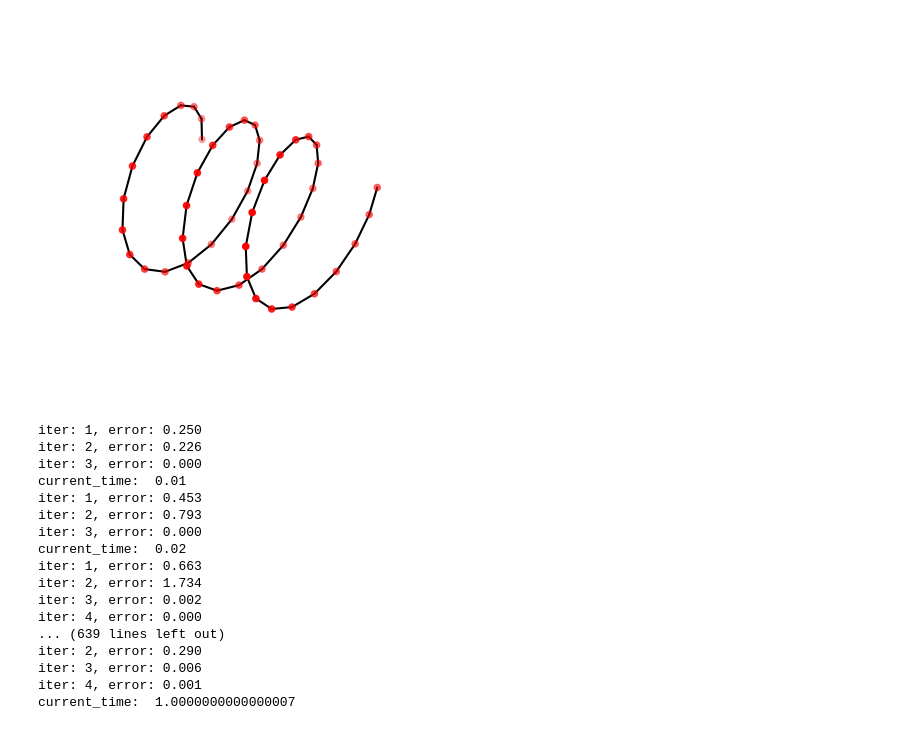
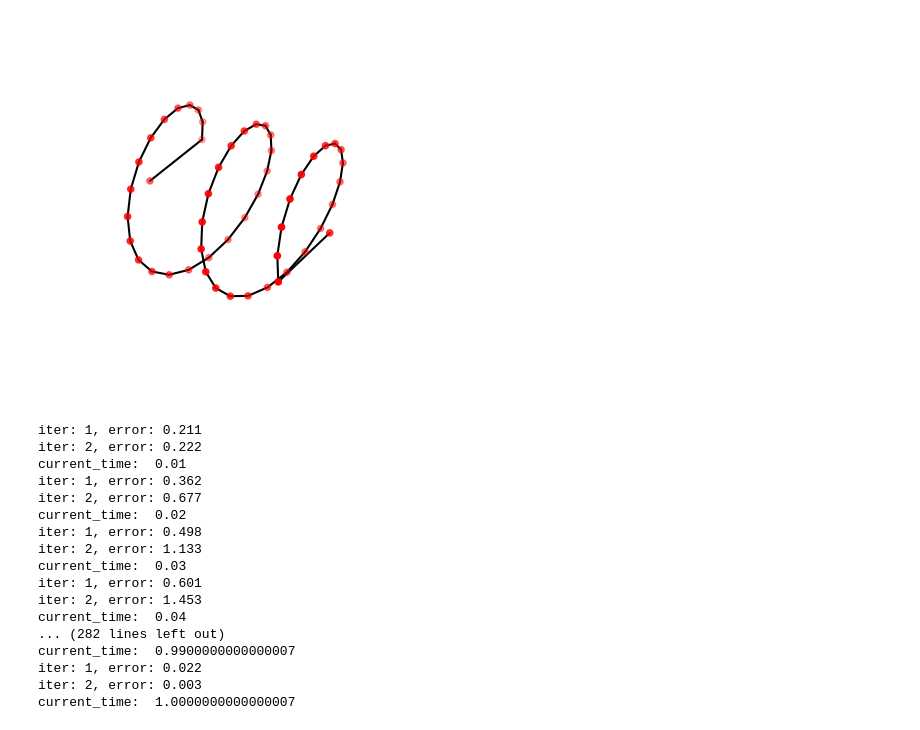
Before and after one commit to StructuresComp/dismech-python, a Jupyter notebook: experiments/slinky.ipynb, the cells around one changed output. Drawn from its saved outputs; the diff is of its cells as text; code cells hidden in the pictures.

```diff
--- a/experiments/slinky.ipynb
+++ b/experiments/slinky.ipynb
@@ -6,37 +6,37 @@ geom = dismech.GeomParams(rod_r0=5e-3,
                           shell_h=0)
 
 material = dismech.Material(density=1200,
                             youngs_rod=1e7,
                             youngs_shell=0,
                             poisson_rod=0.5,
                             poisson_shell=0)
 
 static_2d_sim = dismech.SimParams(static_sim=False,
-                                  two_d_sim=False,
+                                  two_d_sim=True,
                                   use_mid_edge=False,
                                   use_line_search=False,
                                   show_floor=False,
                                   log_data=True,
                                   log_step=1,
                                   dt=1e-2,
                                   max_iter=25,
                                   total_time=1.0,
                                   plot_step=1,
                                   tol=1e-4,
                                   ftol=1e-4,
                                   dtol=1e-2)
 
 env = dismech.Environment()
 env.add_force('gravity', g=np.array([0.0, 0.0, -9.81]))
 env.add_force('damping', eta=1)
 
 geo = dismech.Geometry.from_txt('../tests/resources/slinky/slinky.txt')
 
 robot = dismech.SoftRobot(geom, material, geo, static_2d_sim, env)
 # %% [output]
-[figure, old version]
+[figure, new version]
 # %%
-fixed_points = np.array([0, robot.n_nodes-1])
+fixed_points = np.array([0, 1, robot.n_nodes-2, robot.n_nodes-1])
 robot = robot.fix_nodes(fixed_points)
 stepper = dismech.ImplicitEulerTimeStepper(robot)
 robots, t_arr, f_norms = stepper.simulate()
@@ -44,22 +44,22 @@ qs = np.stack([robot.state.q for robot in robots])
 vs = np.stack([robot.state.u for robot in robots])
 t_arr = np.array(t_arr)
 # %% [output]
-iter: 1, error: 0.250
-iter: 2, error: 0.226
-iter: 3, error: 0.000
+iter: 1, error: 0.211
+iter: 2, error: 0.222
 current_time:  0.01
-iter: 1, error: 0.453
-iter: 2, error: 0.793
-iter: 3, error: 0.000
+iter: 1, error: 0.362
+iter: 2, error: 0.677
 current_time:  0.02
-iter: 1, error: 0.663
-iter: 2, error: 1.734
-iter: 3, error: 0.002
-iter: 4, error: 0.000
-... (639 lines left out)
-iter: 2, error: 0.290
-iter: 3, error: 0.006
-iter: 4, error: 0.001
+iter: 1, error: 0.498
+iter: 2, error: 1.133
+current_time:  0.03
+iter: 1, error: 0.601
+iter: 2, error: 1.453
+current_time:  0.04
+... (282 lines left out)
+current_time:  0.9900000000000007
+iter: 1, error: 0.022
+iter: 2, error: 0.003
 current_time:  1.0000000000000007
 # %%
 options = dismech.AnimationOptions(title='Helix (N=50)', plot_step=4)
```
Also changed, not shown: parts of 3 cells of this notebook, 4 other files.
